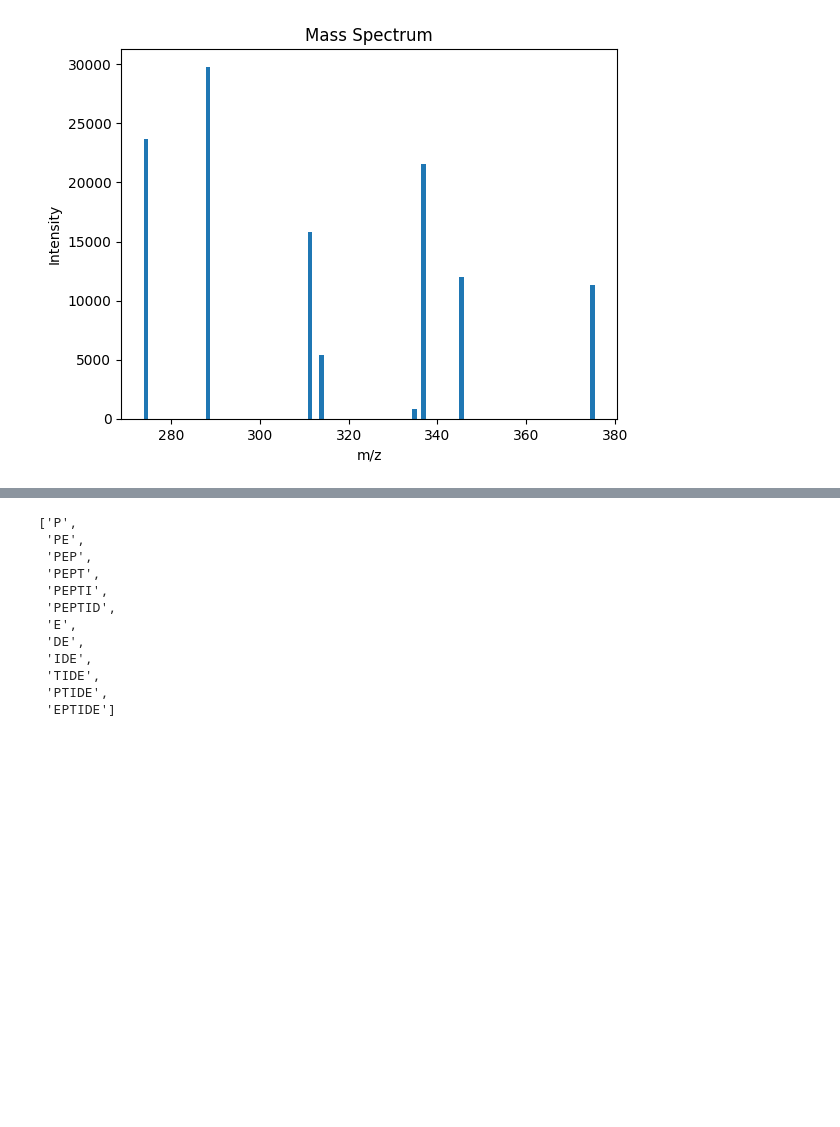
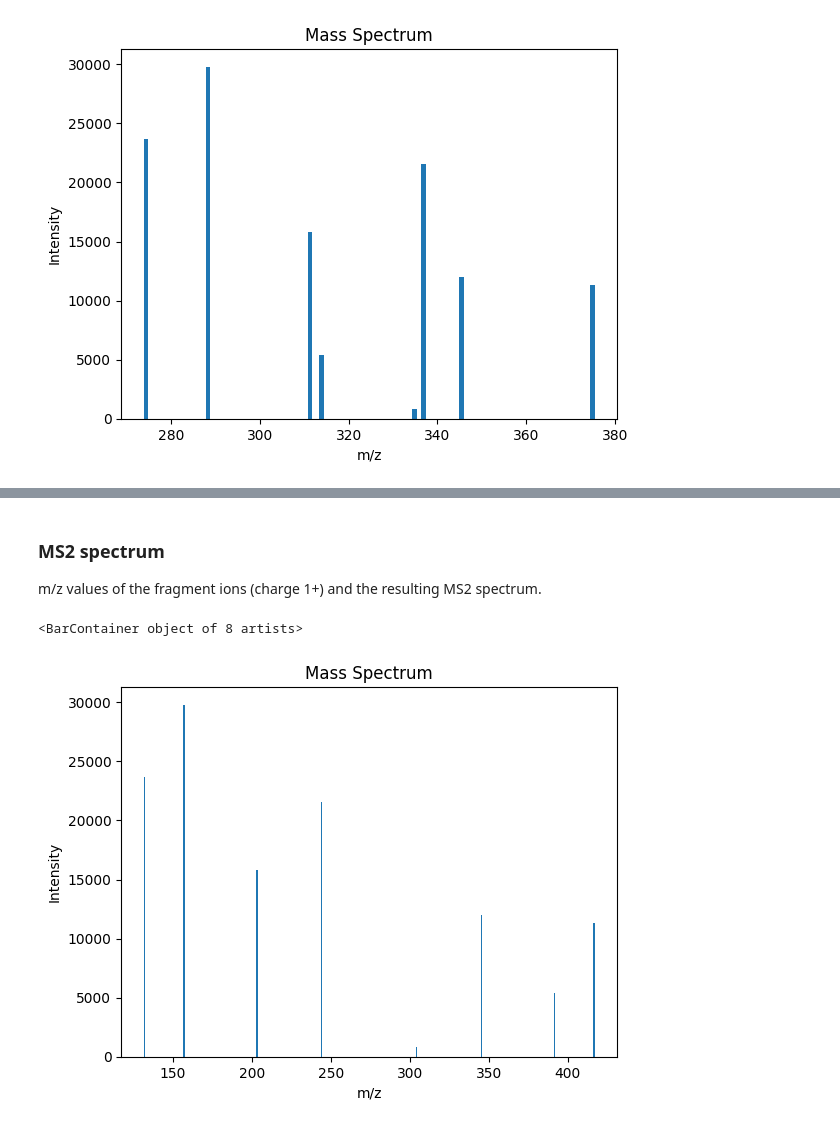
Before and after one commit to Noorrelle/Noelles_proteomsim, a Jupyter notebook: tutorials/ms_experiment_final.ipynb, the cells around one changed output, grey strips where cells are left out. Drawn from its saved outputs; the diff is of its cells as text; code cells hidden in the pictures; blank space fills up the shorter version.

```diff
--- a/tutorials/ms_experiment_final.ipynb
+++ b/tutorials/ms_experiment_final.ipynb
@@ -89,0 +125,3 @@ plot_peps_mz = ps.plot_spectrum(mz_peptides)
+# %%
+frags_pep = ps.fragment_peptide("MATSR")
+frags_pep
@@ -89,0 +132,3 @@ plot_peps_mz = ps.plot_spectrum(mz_peptides)
+# %%
+mass_map_ms2 = ps.calculate_mol_mass_collection(frags_pep, ps.amino_acid_mass_dalton)
+mass_map_ms2
@@ -90,16 +144,10 @@ plot_peps_mz = ps.plot_spectrum(mz_peptides)
+# %% [markdown]
+### MS2 spectrum
+m/z values of the fragment ions (charge 1+) and the resulting MS2 spectrum.
 # %%
-frags_pep = ps.fragment_peptide("PEPTIDE")
-frags_pep
+mz2_map = ps.calculate_mz_collection(mass_map_ms2, 1)
+mz2_map
+ps.plot_spectrum(mz2_map)
 # %% [output]
-['P',
- 'PE',
- 'PEP',
- 'PEPT',
- 'PEPTI',
- 'PEPTID',
- 'E',
- 'DE',
- 'IDE',
- 'TIDE',
- 'PTIDE',
- 'EPTIDE']
+<BarContainer object of 8 artists>
+[figure, added]
```
Also changed, not shown: parts of 14 cells of this notebook.
